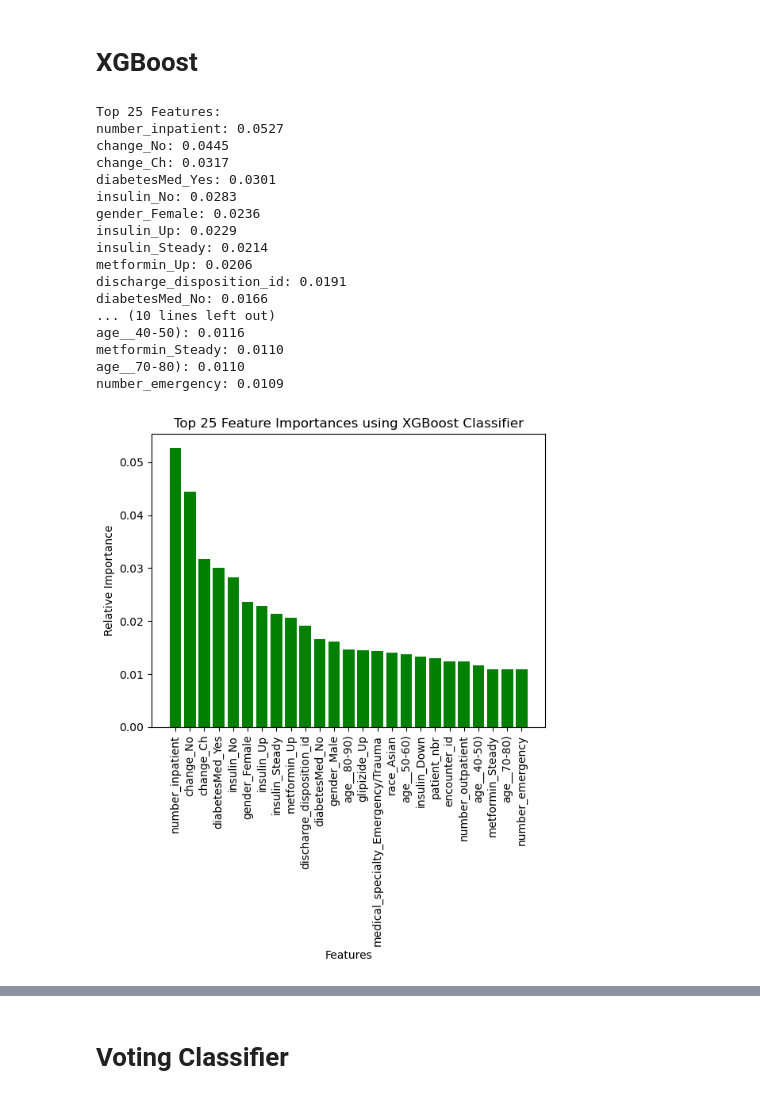
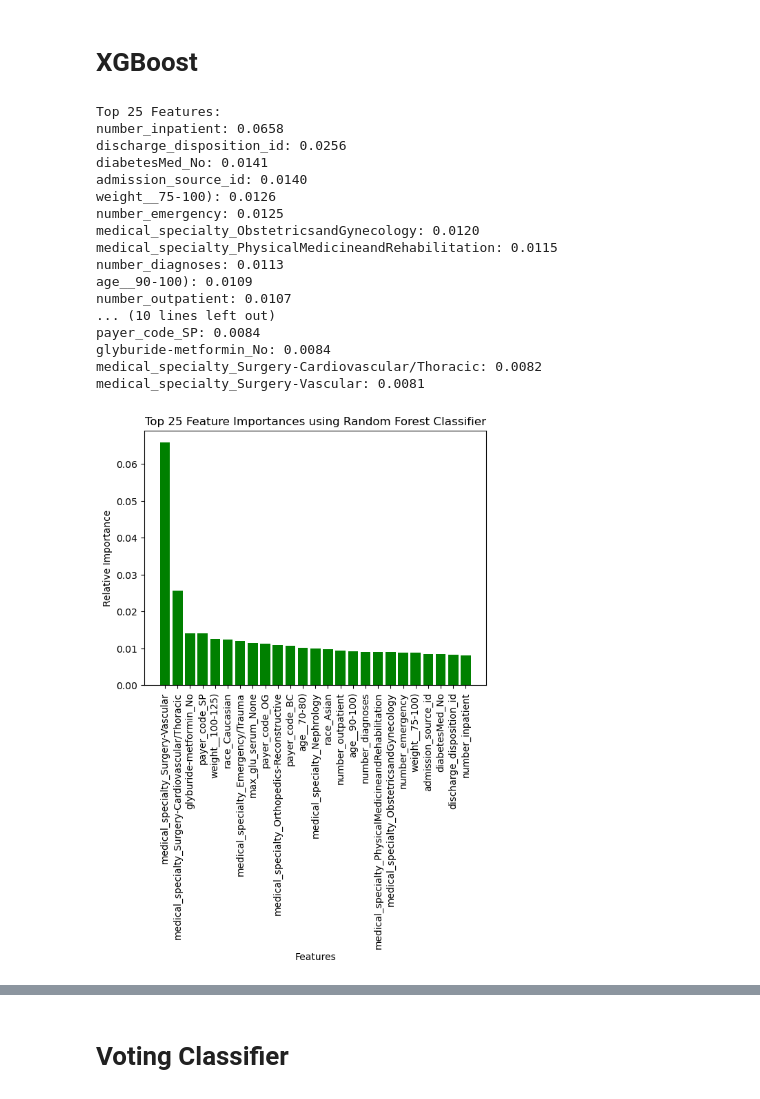
Before and after one commit to DiyadotSaha/ML_Diabetes_Project, a Jupyter notebook: Feature Selection with SMOTEEN.ipynb, the cells around one changed output, grey strips where cells are left out. Saved outputs shown, nothing was run; the diff lists cells and outputs as text; code cells hidden in the pictures.

```diff
--- a/Feature Selection with SMOTEEN.ipynb
+++ b/Feature Selection with SMOTEEN.ipynb
@@ -198,26 +210,30 @@ Index(['encounter_id', 'patient_nbr', 'admission_type_id',
 # %%
-cls.fit(X_tr_bal, y_tr_bal)
+cls.fit(Xtr, Ytr)
 # %% [output]
 A column-vector y was passed when a 1d array was expected. Please change the shape of y to (n_samples,), for example using ravel().
 RandomForestClassifier()
 # %%
-importances = cls.feature_importances_
-indices = np.argsort(importances)[::-1]  # Reverse the order to get descending importance
+n = 25  # You can change this to the desired number of features
 features = Xtr.columns
 
-n = 5  # You can change this to the desired number of features
+# Ensure that the number of features is not greater than the number of columns in Xtr
+n = min(n, len(features))
+importances = cls.feature_importances_
+indices = np.argsort(importances)[::-1]
 top_n_indices = indices[:n]
 top_n_features = [features[i] for i in top_n_indices]
 top_n_importances = importances[top_n_indices]
 
+# Print the top features with cleaned names
 print(f'Top {n} Features:')
 for feature, importance in zip(top_n_features, top_n_importances):
     print(f'{feature}: {importance:.4f}')
 
-# Plot the bar chart
-plt.title('Feature Importances')
-plt.barh(range(len(indices)), importances[indices], color='g', align='center')
-plt.yticks(range(len(indices)), [features[i] for i in indices])
-plt.xlabel('Relative Importance')
+# Plot the bar chart for the top n importances with cleaned names
+plt.title(f'Top {n} Feature Importances using AdaBoost Classifier')
+plt.bar(range(len(top_n_indices)-1, -1, -1), top_n_importances[::-1], color='g', align='center')
+plt.xticks(range(len(top_n_indices)), top_n_features[::-1], rotation='vertical')
+plt.ylabel('Relative Importance')
+plt.xlabel('Features')
 plt.show()
 # %% [output]
@@ -355,52 +333,48 @@ X_tr_bal = X_tr_bal.rename(columns=column_mapping)
 # %%
 from xgboost import XGBClassifier
 import matplotlib.pyplot as plt
 
 # Assuming X_tr_bal and y_tr_bal are your training data and labels
 
 # Train the XGBoost Classifier
 cls = XGBClassifier()
-cls.fit(X_tr_bal, y_tr_bal)
+cls.fit(Xtr, Ytr)
 
 # Get feature importances
 importances = cls.feature_importances_
 indices = np.argsort(importances)[::-1]
-features = X_tr_bal.columns
+features = Xtr.columns
 
-# Select the top 25 features
-n = 25
+n = 25  # You can change this to the desired number of features
 top_n_indices = indices[:n]
 top_n_features = [features[i] for i in top_n_indices]
 top_n_importances = importances[top_n_indices]
 
-# Print top features and plot the bar chart
 print(f'Top {n} Features:')
 for feature, importance in zip(top_n_features, top_n_importances):
     print(f'{feature}: {importance:.4f}')
-
-# Plot the bar chart for the top n importances in a vertical layout
-plt.title(f'Top {n} Feature Importances using XGBoost Classifier')
-plt.bar(range(len(top_n_indices)), top_n_importances, color='g', align='center')
-plt.xticks(range(len(top_n_indices)), top_n_features, rotation='vertical')
+plt.title(f'Top {n} Feature Importances using Random Forest Classifier')
+plt.bar(range(len(top_n_indices)-1, -1, -1), top_n_importances[::-1], color='g', align='center')
+plt.xticks(range(len(top_n_indices)), [features[i] for i in top_n_indices[::-1]], rotation='vertical')
 plt.ylabel('Relative Importance')
 plt.xlabel('Features')
 plt.show()
 # %% [output]
 Top 25 Features:
-number_inpatient: 0.0527
-change_No: 0.0445
-change_Ch: 0.0317
-diabetesMed_Yes: 0.0301
-insulin_No: 0.0283
-gender_Female: 0.0236
-insulin_Up: 0.0229
-insulin_Steady: 0.0214
-metformin_Up: 0.0206
-discharge_disposition_id: 0.0191
-diabetesMed_No: 0.0166
+number_inpatient: 0.0658
+discharge_disposition_id: 0.0256
+diabetesMed_No: 0.0141
+admission_source_id: 0.0140
+weight__75-100): 0.0126
+number_emergency: 0.0125
+medical_specialty_ObstetricsandGynecology: 0.0120
+medical_specialty_PhysicalMedicineandRehabilitation: 0.0115
+number_diagnoses: 0.0113
+age__90-100): 0.0109
+number_outpatient: 0.0107
 ... (10 lines left out)
-age__40-50): 0.0116
-metformin_Steady: 0.0110
-age__70-80): 0.0110
-number_emergency: 0.0109
+payer_code_SP: 0.0084
+glyburide-metformin_No: 0.0084
+medical_specialty_Surgery-Cardiovascular/Thoracic: 0.0082
+medical_specialty_Surgery-Vascular: 0.0081
-[figure, old version]
+[figure, new version]
```
Also changed, not shown: parts of 27 cells of this notebook, 2 other files.
